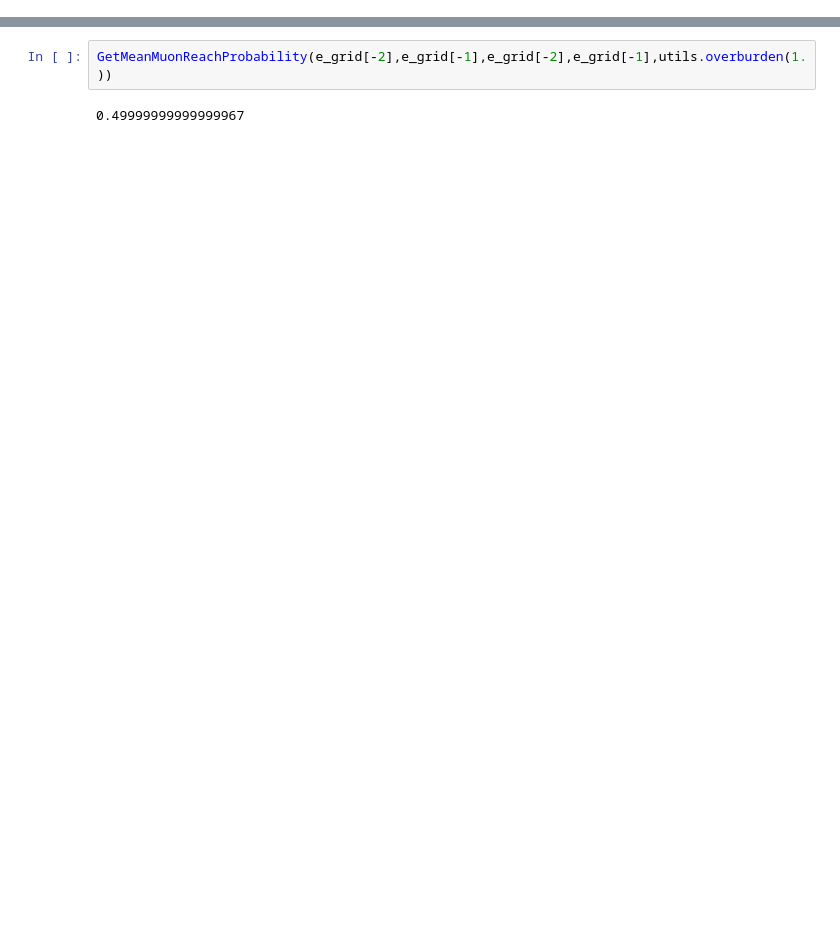
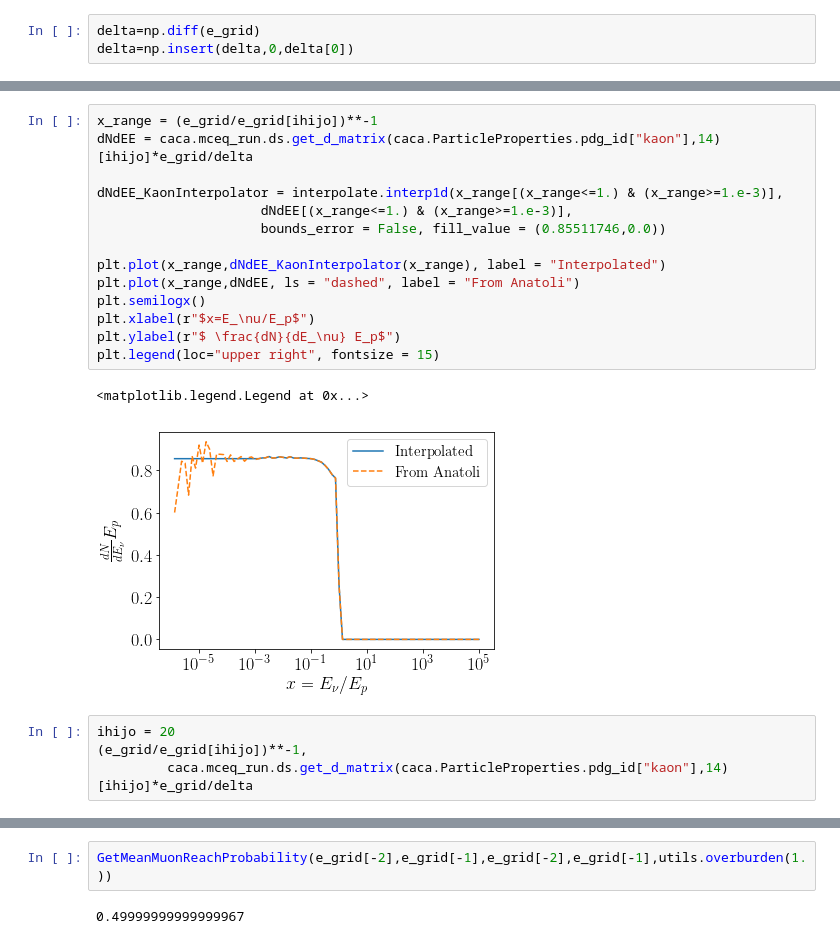
Before and after one commit to tianluyuan/nuVeto, a Jupyter notebook: a.ipynb, the cells around one changed output, grey strips where cells are left out. Cells and saved outputs as stored; diff of their text form; blank space fills up the shorter version.

```diff
--- a/a.ipynb
+++ b/a.ipynb
@@ -90,0 +53,3 @@ array([[  5.00002382e-01,   1.00000000e+00,   1.00000000e+00, ...,
+# %%
+delta=np.diff(e_grid)
+delta=np.insert(delta,0,delta[0])
@@ -90,0 +63,21 @@ array([[  5.00002382e-01,   1.00000000e+00,   1.00000000e+00, ...,
+# %%
+x_range = (e_grid/e_grid[ihijo])**-1
+dNdEE = caca.mceq_run.ds.get_d_matrix(caca.ParticleProperties.pdg_id["kaon"],14)[ihijo]*e_grid/delta
+
+dNdEE_KaonInterpolator = interpolate.interp1d(x_range[(x_range<=1.) & (x_range>=1.e-3)],
+                     dNdEE[(x_range<=1.) & (x_range>=1.e-3)],
+                     bounds_error = False, fill_value = (0.85511746,0.0))
+
+plt.plot(x_range,dNdEE_KaonInterpolator(x_range), label = "Interpolated")
+plt.plot(x_range,dNdEE, ls = "dashed", label = "From Anatoli")
+plt.semilogx()
+plt.xlabel(r"$x=E_\nu/E_p$")
+plt.ylabel(r"$ \frac{dN}{dE_\nu} E_p$")
+plt.legend(loc="upper right", fontsize = 15)
+# %% [output]
+<matplotlib.legend.Legend at 0x...>
+[figure, added]
+# %%
+ihijo = 20
+(e_grid/e_grid[ihijo])**-1,
+         caca.mceq_run.ds.get_d_matrix(caca.ParticleProperties.pdg_id["kaon"],14)[ihijo]*e_grid/delta
```
Also changed, not shown: parts of 29 cells of this notebook.
